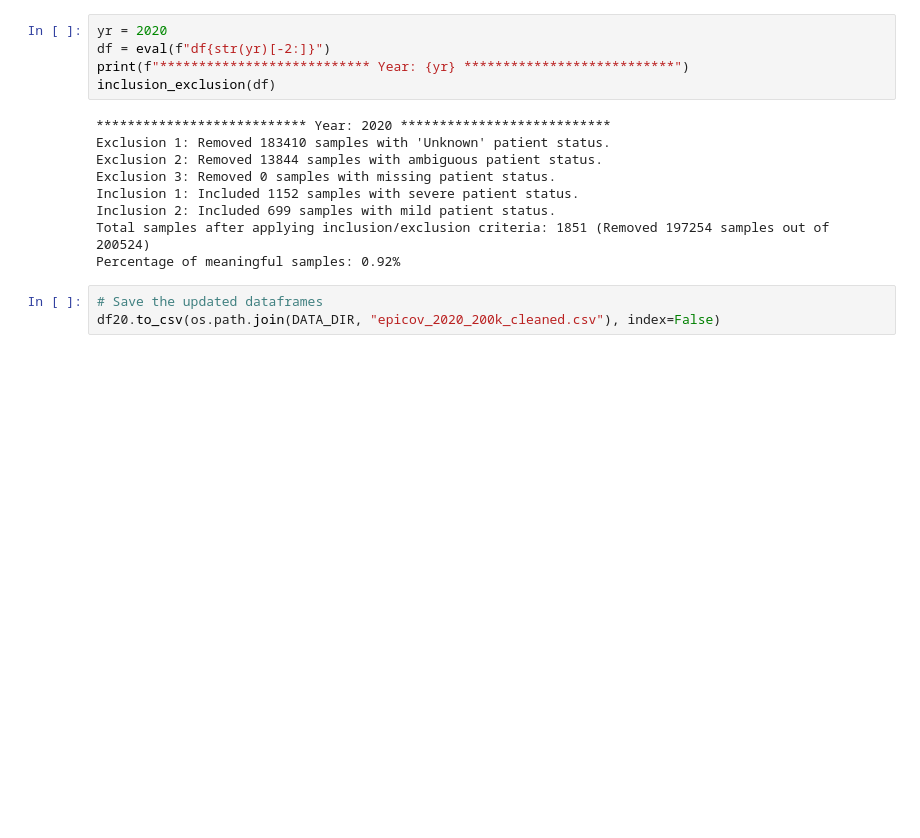
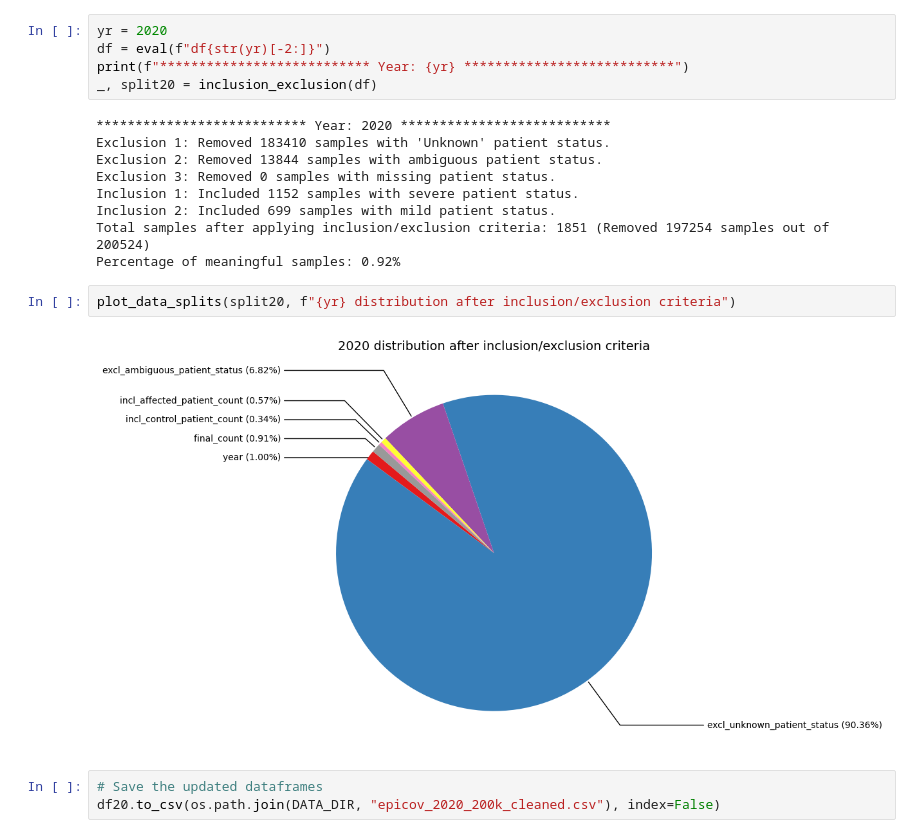
Before and after one commit to ASudu/EpiCoV_Summer25, a Jupyter notebook: src/compare_years.ipynb, the cells around one changed output. Cells and saved outputs as stored; diff of their text form; blank space fills up the shorter version.

```diff
--- a/src/compare_years.ipynb
+++ b/src/compare_years.ipynb
@@ -253,7 +253,7 @@ sorted(df20["Gender"].astype(str).str.lower().unique().tolist())
 yr = 2020
 df = eval(f"df{str(yr)[-2:]}")
 print(f"*************************** Year: {yr} ***************************")
-inclusion_exclusion(df)
+_, split20 = inclusion_exclusion(df)
 # %% [output]
 *************************** Year: 2020 ***************************
 Exclusion 1: Removed 183410 samples with 'Unknown' patient status.
@@ -263,6 +263,10 @@ Inclusion 1: Included 1152 samples with severe patient status.
 Inclusion 2: Included 699 samples with mild patient status.
 Total samples after applying inclusion/exclusion criteria: 1851 (Removed 197254 samples out of 200524)
 Percentage of meaningful samples: 0.92%
+# %%
+plot_data_splits(split20, f"{yr} distribution after inclusion/exclusion criteria")
+# %% [output]
+[figure, added]
 # %%
 # Save the updated dataframes
 df20.to_csv(os.path.join(DATA_DIR, "epicov_2020_200k_cleaned.csv"), index=False)
```
Also changed, not shown: parts of 42 cells of this notebook, 1 other file.
